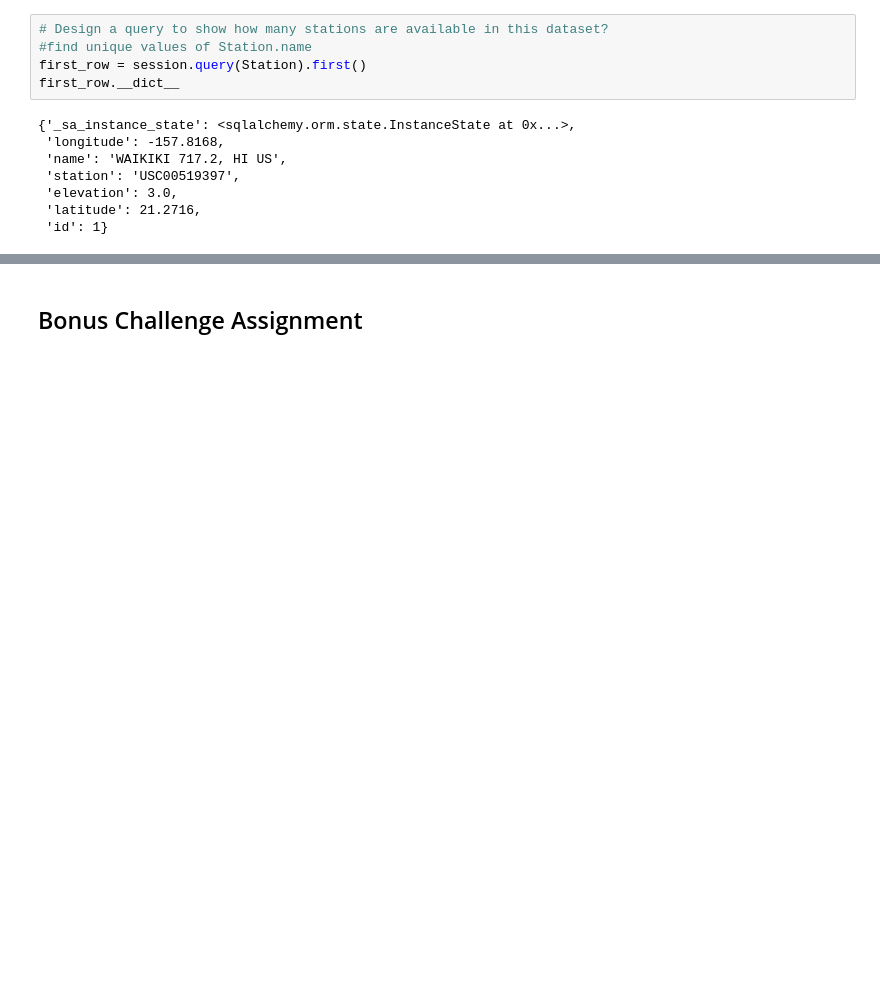
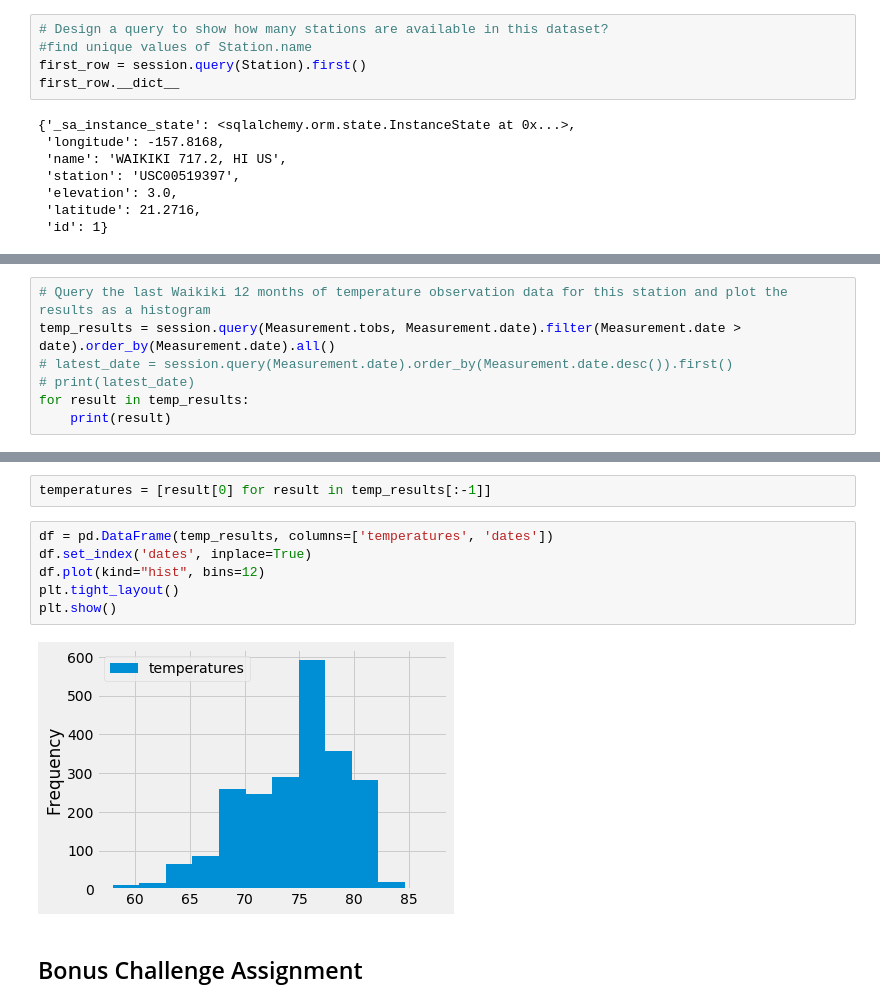
Before and after one commit to cynthiakellogg/sqlalchemy-challenge, a Jupyter notebook: climate_starter.ipynb, the cells around one changed output, grey strips where cells are left out. Saved outputs shown, nothing was run; the diff lists cells and outputs as text; blank space fills up the shorter version.

```diff
--- a/climate_starter.ipynb
+++ b/climate_starter.ipynb
@@ -207,0 +265,7 @@ unique_stations
+# %%
+# Query the last Waikiki 12 months of temperature observation data for this station and plot the results as a histogram
+temp_results = session.query(Measurement.tobs, Measurement.date).filter(Measurement.date > date).order_by(Measurement.date).all()
+# latest_date = session.query(Measurement.date).order_by(Measurement.date.desc()).first()
+# print(latest_date)
+for result in temp_results:
+    print(result)
@@ -208,3 +290,13 @@ unique_stations
+# %%
+temperatures = [result[0] for result in temp_results[:-1]]
+# %%
+df = pd.DataFrame(temp_results, columns=['temperatures', 'dates'])
+df.set_index('dates', inplace=True)
+df.plot(kind="hist", bins=12)
+plt.tight_layout()
+plt.show()
+# %% [output]
+[figure, added]
 # %% [markdown]
 ## Bonus Challenge Assignment
 # %%
```
Also changed, not shown: parts of 12 cells of this notebook, 1 other file.
